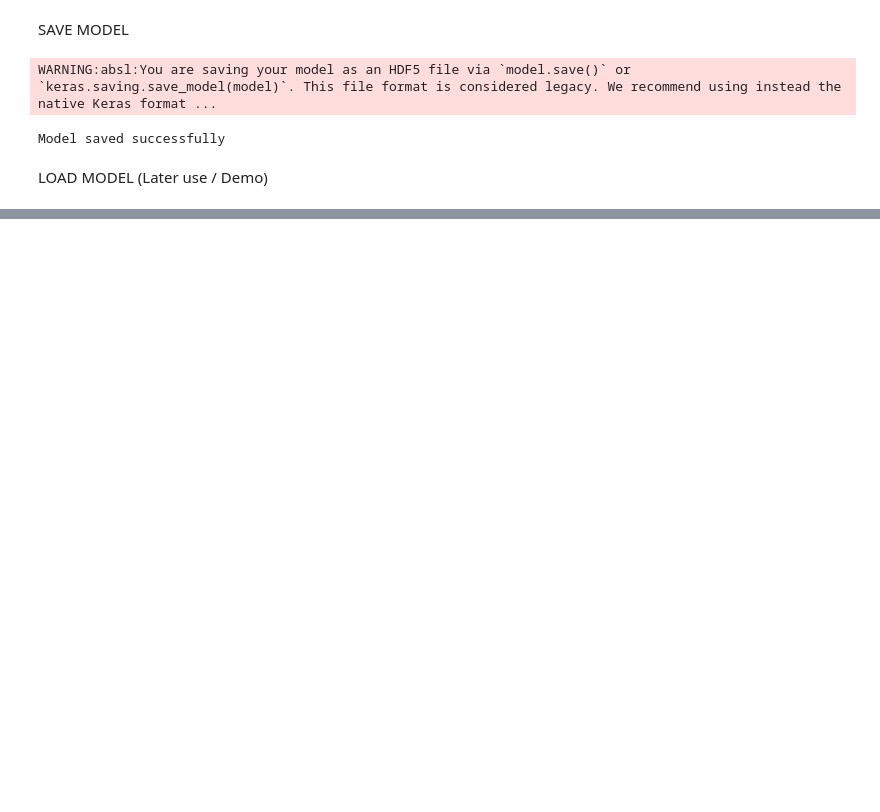
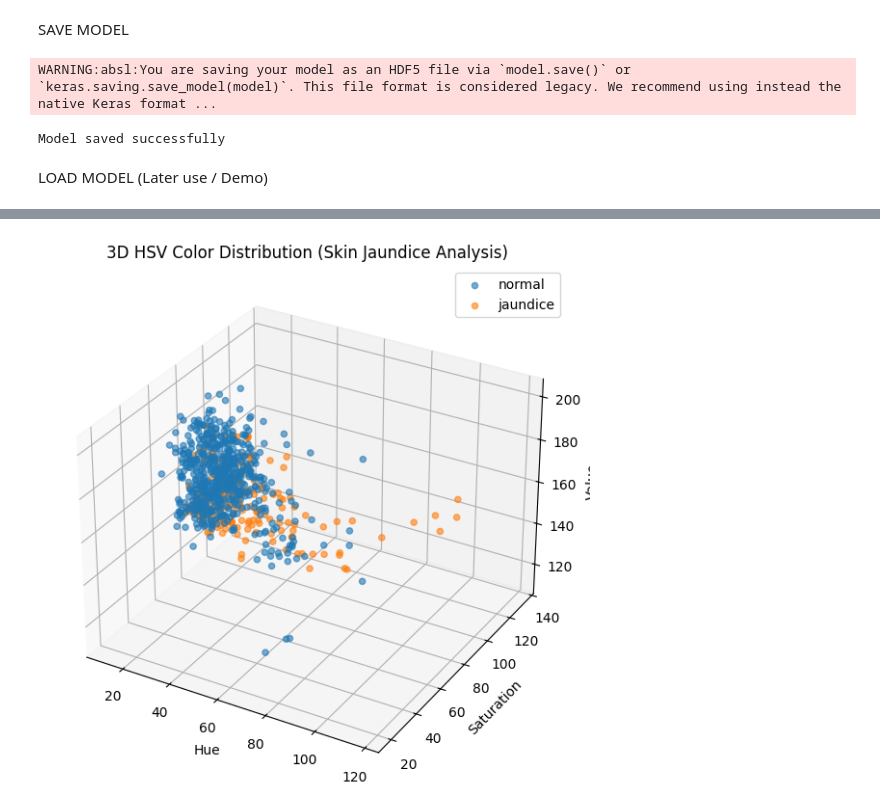
Before and after one commit to ASAbuSayem/Jaundice-Detection, a Jupyter notebook: Jaundice_Detection.ipynb, the cells around one changed output, grey strips where cells are left out. Drawn from its saved outputs; the diff is of its cells as text; code cells hidden in the pictures; blank space fills up the shorter version.

```diff
--- a/Jaundice_Detection.ipynb
+++ b/Jaundice_Detection.ipynb
@@ -249,0 +389,39 @@ Loaded Model Accuracy: 0.7368420958518982
+# %%
+# 3D HSV COLOR SPACE
+hsv_records = []
+
+for label, cls in enumerate(classes):
+    cls_path = os.path.join(sayem, cls)
+    for img_name in os.listdir(cls_path):
+        img_path = os.path.join(cls_path, img_name)
+        try:
+            img = cv2.imread(img_path)
+            img = cv2.cvtColor(img, cv2.COLOR_BGR2HSV)
+            img = cv2.resize(img, (IMG_SIZE, IMG_SIZE))
+
+            h = img[:,:,0].mean()
+            s = img[:,:,1].mean()
+            v = img[:,:,2].mean()
+
+            hsv_records.append([h, s, v, cls])
+        except:
+            pass
+
+df_hsv = pd.DataFrame(hsv_records, columns=["H", "S", "V", "Label"])
+
+fig = plt.figure(figsize=(10,7))
+ax = fig.add_subplot(111, projection='3d')
+
+for cls, color in zip(classes, ['blue', 'red']):
+    subset = df_hsv[df_hsv["Label"] == cls]
+    ax.scatter(subset["H"], subset["S"], subset["V"],
+               label=cls, alpha=0.6)
+
+ax.set_xlabel("Hue")
+ax.set_ylabel("Saturation")
+ax.set_zlabel("Value")
+ax.set_title("3D HSV Color Distribution (Skin Jaundice Analysis)")
+ax.legend()
+plt.show()
+# %% [output]
+[figure, added]
```
Also changed, not shown: parts of 22 cells of this notebook.
